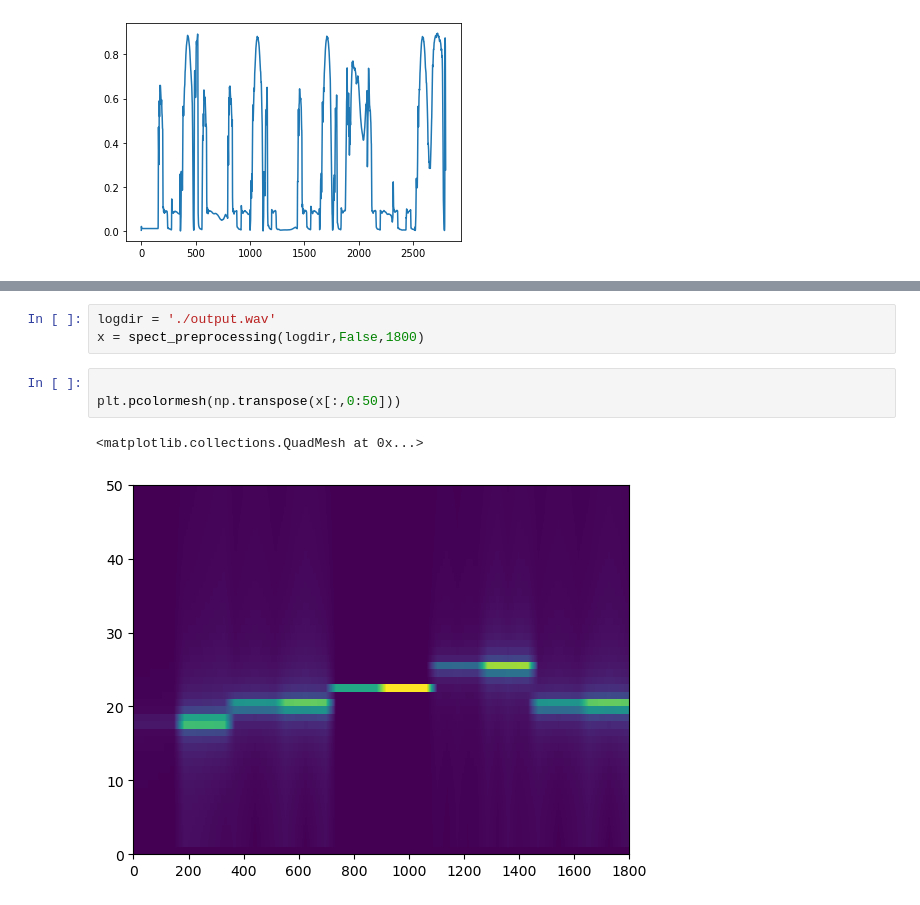
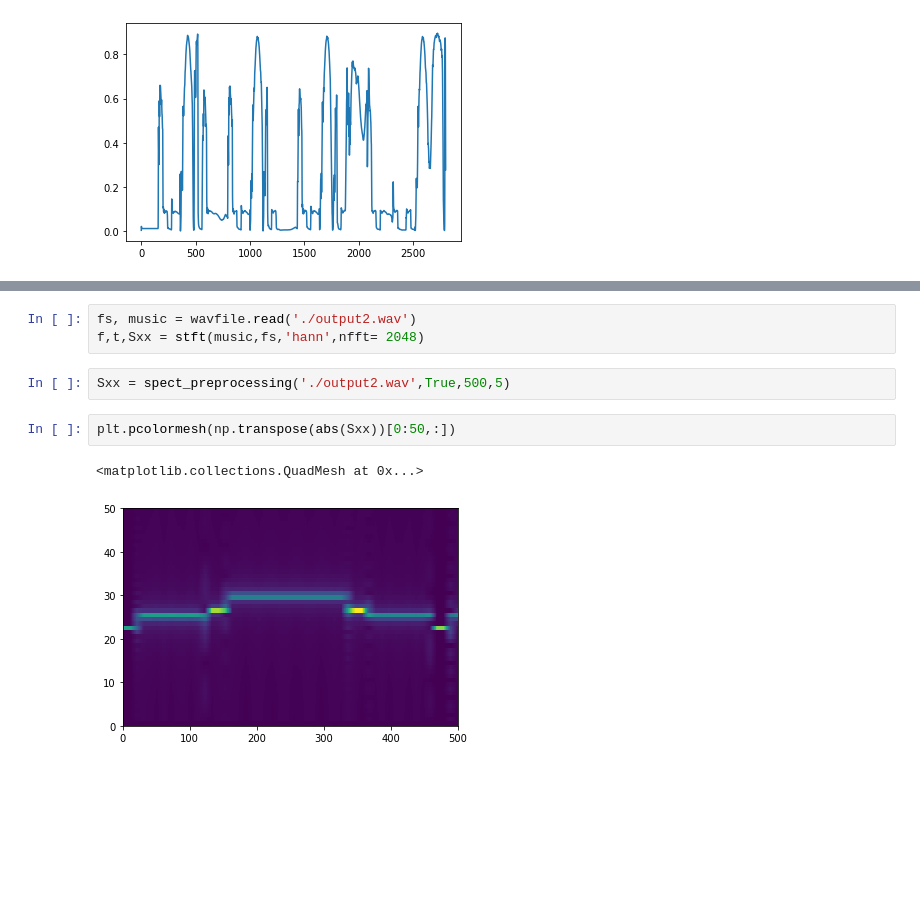
Before and after one commit to hesamazj/MusicianHand, a Jupyter notebook: experiment_code.ipynb, the cells around one changed output, grey strips where cells are left out. Drawn from its saved outputs; the diff is of its cells as text; blank space fills up the shorter version.

```diff
--- a/experiment_code.ipynb
+++ b/experiment_code.ipynb
@@ -215,9 +183,10 @@ plt.plot(x)
-# %%
-logdir = './output.wav'
-x = spect_preprocessing(logdir,False,1800)
+# %%
+fs, music = wavfile.read('./output2.wav')
+f,t,Sxx = stft(music,fs,'hann',nfft= 2048)
+# %%
+Sxx = spect_preprocessing('./output2.wav',True,500,5)
 # %%
-
-plt.pcolormesh(np.transpose(x[:,0:50]))
+plt.pcolormesh(np.transpose(abs(Sxx))[0:50,:])
 # %% [output]
 <matplotlib.collections.QuadMesh at 0x...>
-[figure, old version]
+[figure, new version]
```
Also changed, not shown: parts of 29 cells of this notebook, 18 other files.
